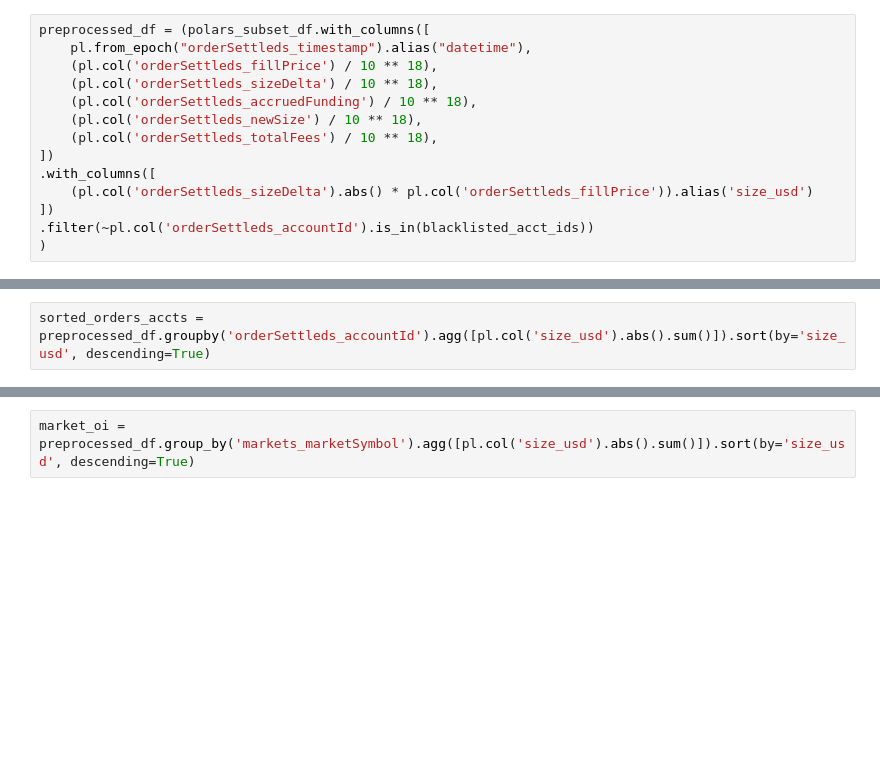
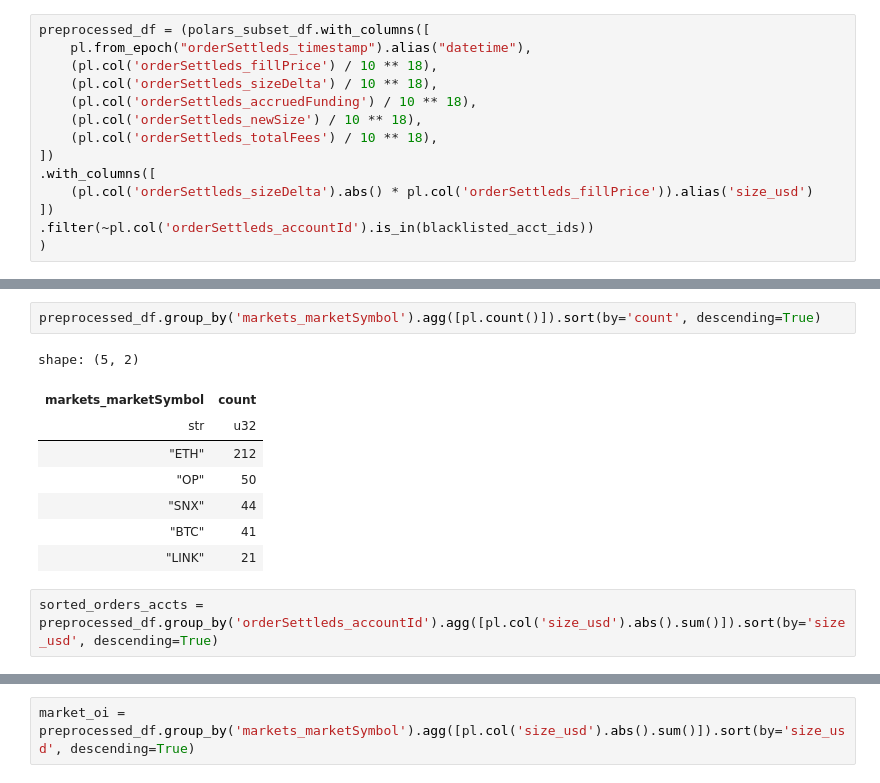
Before and after one commit to Evan-Kim2028/synthetix_v3_analytics, a Jupyter notebook: notebooks/get_settled_orders.ipynb, the cells around one changed output, grey strips where cells are left out. Saved outputs shown, nothing was run; the diff lists cells and outputs as text; blank space fills up the shorter version.

```diff
--- a/notebooks/get_settled_orders.ipynb
+++ b/notebooks/get_settled_orders.ipynb
@@ -40,5 +67,16 @@ preprocessed_df = (polars_subset_df.with_columns([
+# %%
+preprocessed_df.group_by('markets_marketSymbol').agg([pl.count()]).sort(by='count', descending=True)
+# %% [output]
+shape: (5, 2)
+| markets_marketSymbol | count |
+| str | u32 |
+| "ETH" | 212 |
+| "OP" | 50 |
+| "SNX" | 44 |
+| "BTC" | 41 |
+| "LINK" | 21 |
 # %%
-sorted_orders_accts = preprocessed_df.groupby('orderSettleds_accountId').agg([pl.col('size_usd').abs().sum()]).sort(by='size_usd', descending=True)
+sorted_orders_accts = preprocessed_df.group_by('orderSettleds_accountId').agg([pl.col('size_usd').abs().sum()]).sort(by='size_usd', descending=True)
 # %%
 # largest accounts amount traded
 for row in sorted_orders_accts.rows(named=False):
```
Also changed, not shown: parts of 9 cells of this notebook, 1 other file.
